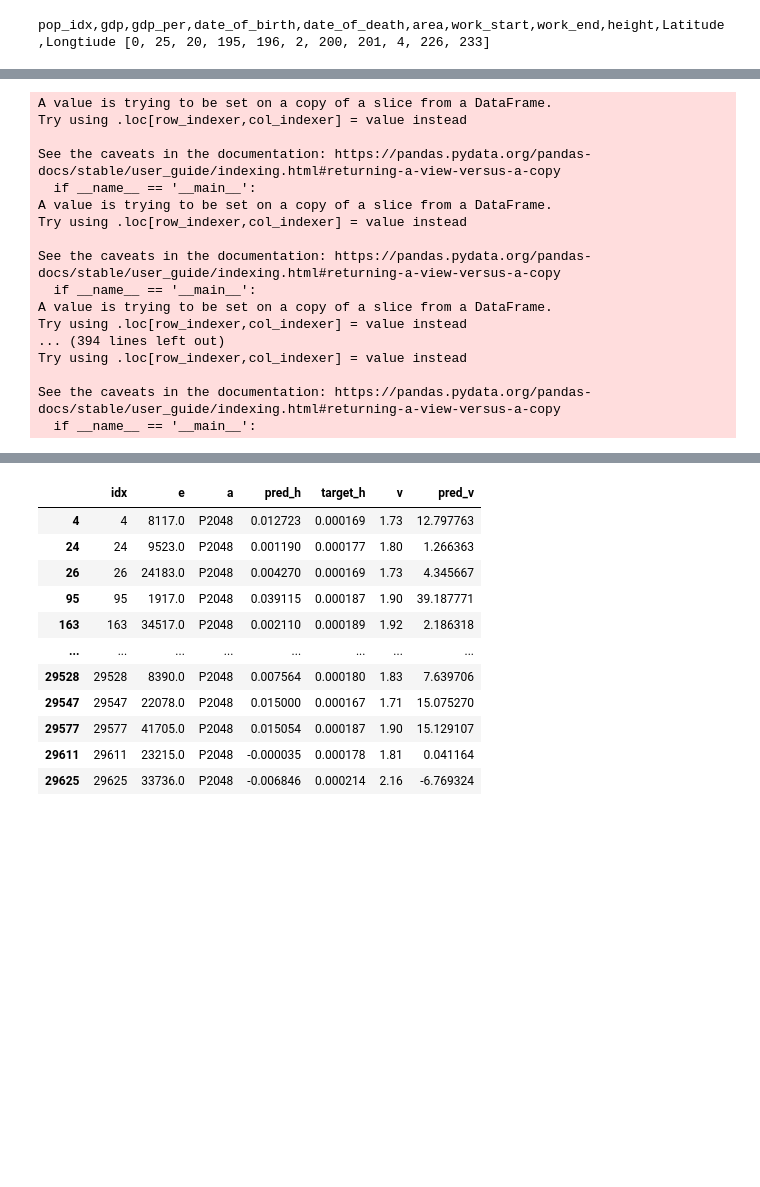
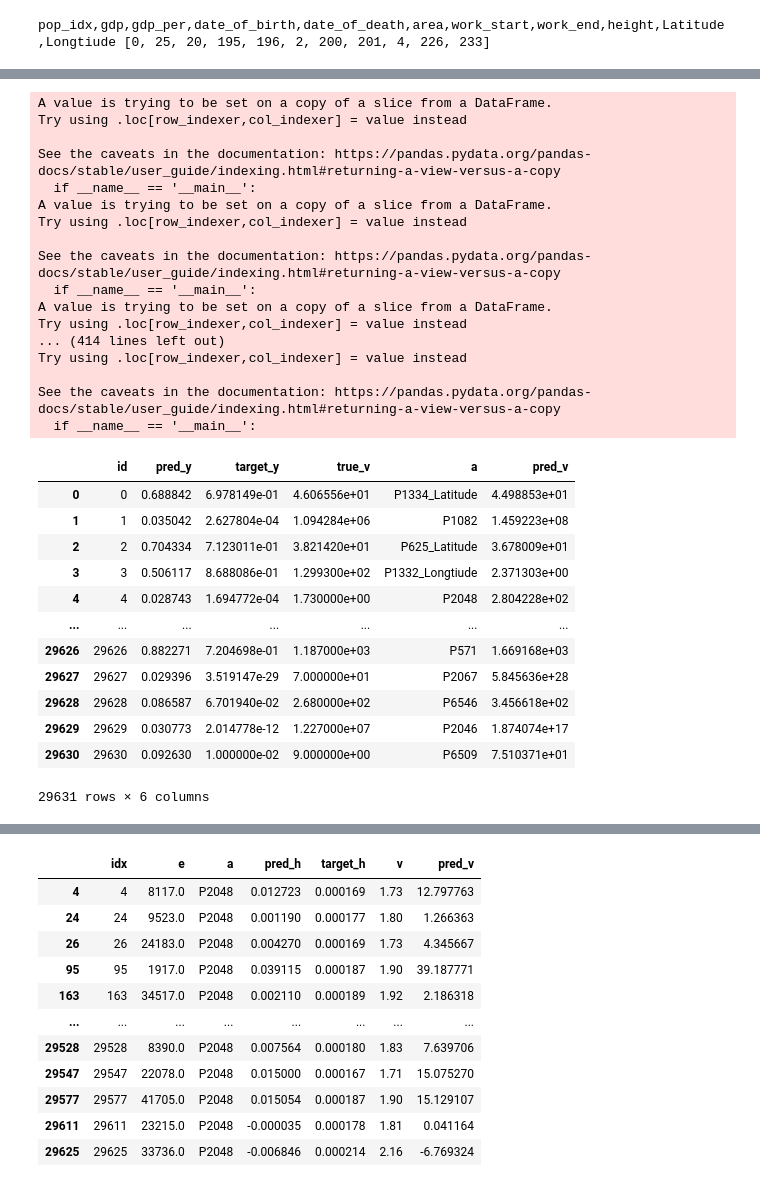
Before and after one commit to tinginde/Kgc-attribute-value-prediction-with-constraints, a Jupyter notebook: check_result.ipynb, the cells around one changed output, grey strips where cells are left out. Saved outputs shown, nothing was run; the diff lists cells and outputs as text; code cells hidden in the pictures; blank space fills up the shorter version.

```diff
--- a/check_result.ipynb
+++ b/check_result.ipynb
@@ -92,10 +124,10 @@ def v_scale(attdf):
     scaler = MinMaxScaler()
     minmax_scaler = scaler.fit(attdf.v.to_numpy().reshape(-1,1))
     return minmax_scaler
-alist=list(attri_data["name_a"].unique())
+alist=list(attri_data_train["a"].unique())
 for a_name in alist:
     attdf = df[df["a"]==a_name]
-    attdf['pred_v']= v_scale(attri_data[attri_data['name_a']==a_name]).inverse_transform(attdf.pred_h.to_numpy().reshape(-1,1))
+    attdf['pred_v']= v_scale(attri_data_train[attri_data_train['a']==a_name]).inverse_transform(attdf.pred_y.to_numpy().reshape(-1,1))
     df.loc[attdf.index,'pred_v']=attdf['pred_v']
 # %% [output]
 A value is trying to be set on a copy of a slice from a DataFrame.
@@ -110,9 +142,25 @@ See the caveats in the documentation: https://pandas.pydata.org/pandas-docs/stab
   if __name__ == '__main__':
 A value is trying to be set on a copy of a slice from a DataFrame.
 Try using .loc[row_indexer,col_indexer] = value instead
-... (394 lines left out)
+... (414 lines left out)
 Try using .loc[row_indexer,col_indexer] = value instead
 
 See the caveats in the documentation: https://pandas.pydata.org/pandas-docs/stable/user_guide/indexing.html#returning-a-view-versus-a-copy
   if __name__ == '__main__':
+# %%
+df
+# %% [output]
+|  | id | pred_y | target_y | true_v | a | pred_v |
+| 0 | 0 | 0.688842 | 6.978149e-01 | 4.606556e+01 | P1334_Latitude | 4.498853e+01 |
+| 1 | 1 | 0.035042 | 2.627804e-04 | 1.094284e+06 | P1082 | 1.459223e+08 |
+| 2 | 2 | 0.704334 | 7.123011e-01 | 3.821420e+01 | P625_Latitude | 3.678009e+01 |
+| 3 | 3 | 0.506117 | 8.688086e-01 | 1.299300e+02 | P1332_Longtiude | 2.371303e+00 |
+| 4 | 4 | 0.028743 | 1.694772e-04 | 1.730000e+00 | P2048 | 2.804228e+02 |
+| ... | ... | ... | ... | ... | ... | ... |
+| 29626 | 29626 | 0.882271 | 7.204698e-01 | 1.187000e+03 | P571 | 1.669168e+03 |
+| 29627 | 29627 | 0.029396 | 3.519147e-29 | 7.000000e+01 | P2067 | 5.845636e+28 |
+| 29628 | 29628 | 0.086587 | 6.701940e-02 | 2.680000e+02 | P6546 | 3.456618e+02 |
+| 29629 | 29629 | 0.030773 | 2.014778e-12 | 1.227000e+07 | P2046 | 1.874074e+17 |
+| 29630 | 29630 | 0.092630 | 1.000000e-02 | 9.000000e+00 | P6509 | 7.510371e+01 |
+29631 rows × 6 columns
 # %%
```
Also changed, not shown: parts of 33 cells of this notebook, 13 other files.
